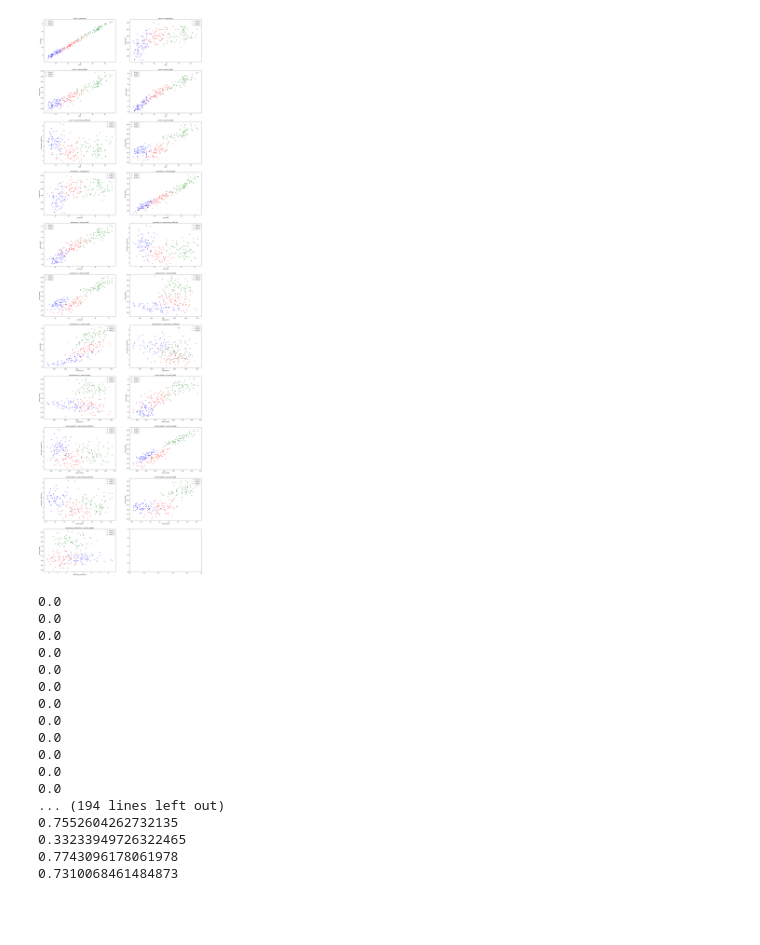
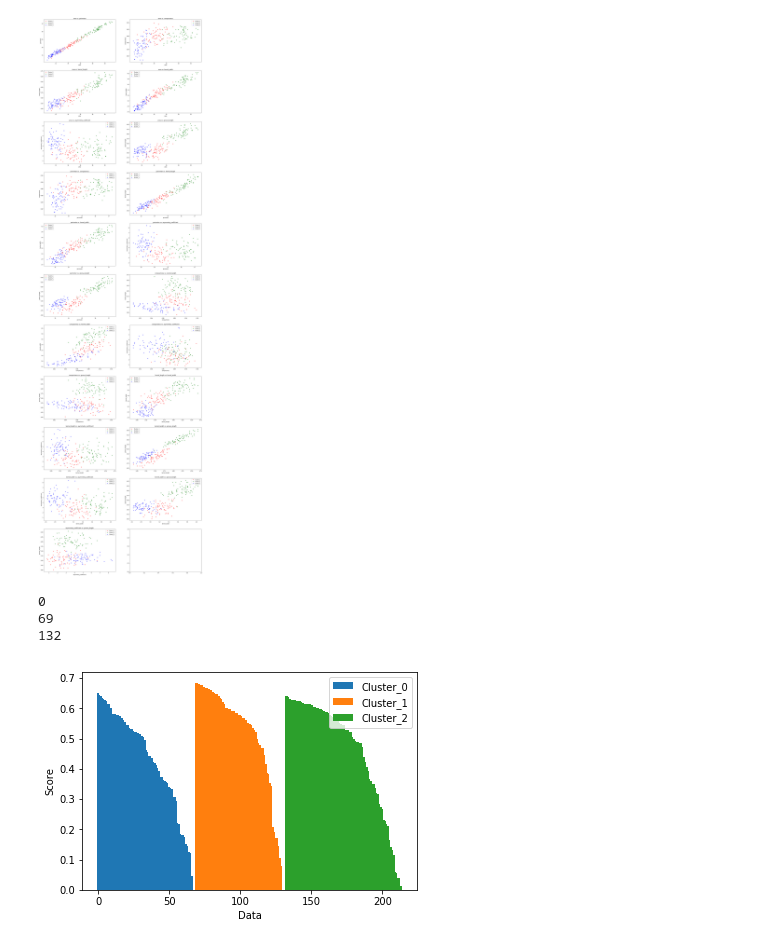
Before and after one commit to rahadiankp/kmeans-kk, a Jupyter notebook: TUGAS 2 KK - K-MEANS.ipynb, the cells around one changed output. Drawn from its saved outputs; the diff is of its cells as text; code cells hidden in the pictures; blank space fills up the shorter version.

```diff
--- a/TUGAS 2 KK - K-MEANS.ipynb
+++ b/TUGAS 2 KK - K-MEANS.ipynb
@@ -198,24 +198,39 @@ class KMeans(object):
     def silhouette(self):
         cluster = [[] for _ in range(self.k)]
         for i in range(len(self.data)):
-            cluster[int(self.clusters[i])] += [self.data[i]]
-        #print(cluster)
+            cluster[int(self.clusters[i])].append(self.data[i])
 
+        sil_plot = [[] for _ in range(self.k)]
         for i in range(len(self.data)):
             a = np.mean(np.linalg.norm(cluster[int(self.clusters[i])]-self.data[i], axis=1))
             b = 999999999999999999 # INF
             for k in range(self.k):
                 if k == int(self.clusters[i]):
                     continue
-                b = np.min([b,
-                np.mean(
-                    np.linalg.norm(
-                        cluster[int(self.clusters[k])]-self.data[i], axis=1
-                    )
-                )])
+                b = np.min([b, np.mean(np.linalg.norm(cluster[k]-self.data[i], axis=1))])
+
             sil = (b-a)/np.max([a, b])
-            print(sil)
-            #print(a)
+            sil_plot[int(self.clusters[i])].append(sil)
+
+        for k in range(self.k):
+            sil_plot[k].sort(reverse = True)
+
+        fig, ax = plt.subplots()
+        color = [
+            'tab:blue', 'tab:orange', 'tab:green', 'tab:red', 'tab:purple',
+            'tab:brown', 'tab:pink', 'tab:gray', 'tab:olive', 'tab:cyan'
+        ]
+        bar_width = 1
+        prev = 0
+        for k in range(self.k):
+            index = np.arange(len(sil_plot[k])) + prev
+            print(prev)
+            ax.bar(index, sil_plot[k], bar_width, color=color[k], label='Cluster_'+str(k))
+            prev += len(sil_plot[k]) + 2
+        ax.set_ylabel('Score')
+        ax.set_xlabel('Data')
+        ax.legend()
+        plt.show()
 
     def get_score(self):
         if not self.with_output:
@@ -240,12 +255,11 @@ class KMeans(object):
         print(freq_table)
         print(trans_table)
 
-        #print(self.dataset[output_column].values)
         count = int(self.dataset.shape[0])
         for i in range(self.dataset.shape[0]):
             if trans_table[int(self.clusters[i])] != self.dataset[output_column].values[i]:
                 count-=1
-        #print(count)
+
         print('Score : %.4f' % ((count/self.dataset.shape[0])*100))
 
     def __distance(self, p1, p2, axis = 1):
@@ -267,48 +281,35 @@ class KMeans(object):
         for i in range(len(self.keycols)):
             centroids += [
                 np.random.randint(
                             np.min(self.data[:, i])-1,
                             np.max(self.data[:, i])+1,
                             size = self.k
                 )
             ]
 
         return np.array(list(zip(*centroids)), dtype=np.float32)
 
     def set_k(self, k):
         self.k = k
 
     def get_k(self):
         return self.k
 
     def set_keycols(self, keycols):
         self.keycols = keycols
 
     def get_keycols(self):
         return self.keycols
 
-a = KMeans(dataset, 3, ['area', 'perimeter', 'groove_length'], with_output = True)
+a = KMeans(dataset, 3, with_output = True)
 a.run()
 #a.show_clusters()
 #a.plot()
 #a.elbow(1, 10)
 #a.get_score()
 a.silhouette()
 # %% [output]
-0.0
-0.0
-0.0
-0.0
-0.0
-0.0
-0.0
-0.0
-0.0
-0.0
-0.0
-0.0
-... (194 lines left out)
-0.7552604262732135
-0.33233949726322465
-0.7743096178061978
-0.7310068461484873
+0
+69
+132
+[figure, added]
```
Also changed, not shown: parts of 1 cell of this notebook.
